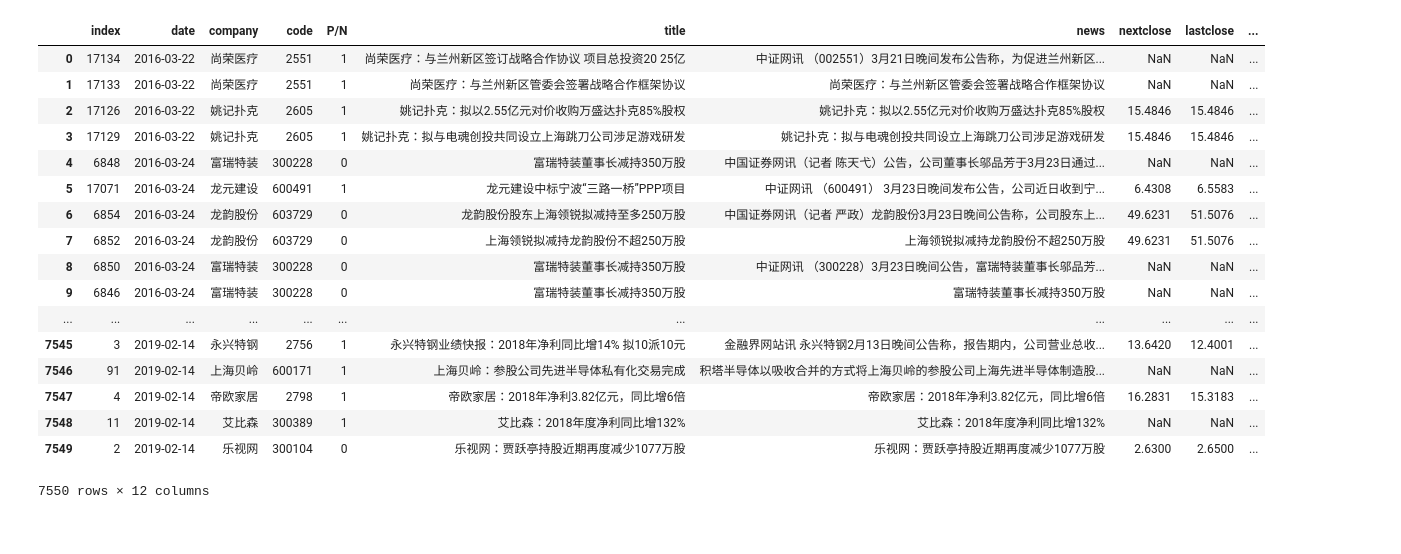
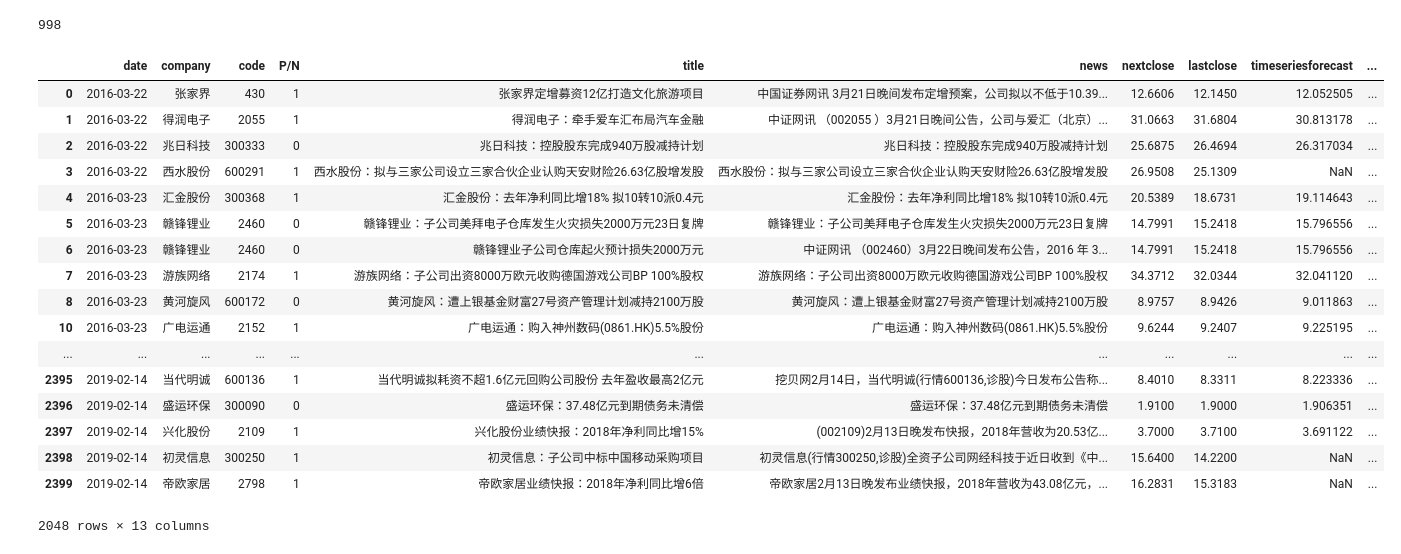
Before and after one commit to btwjustalearner/CSCI544Project, a Jupyter notebook: timeSeriesPredictionGeneration.ipynb, the cells around one changed output. Cells and saved outputs as stored; diff of their text form; code cells hidden in the pictures.

```diff
--- a/timeSeriesPredictionGeneration.ipynb
+++ b/timeSeriesPredictionGeneration.ipynb
@@ -188,2 +234,2 @@ traindata['code'].nunique()
 # %%
-traindata1 = traindata[['date','company','code','P/N','title','news','nextclose','lastclose','timeseriesforecast','timeserieslower','timeseriesupper']]
+testdata1 = testdata[['date','company','code','P/N','title','news','nextclose','lastclose','timeseriesforecast','timeserieslower','timeseriesupper']]
@@ -190 +238,3 @@ traindata1 = traindata[['date','company','code','P/N','title','news','nextclose'
+# %%
+testdata1 = testdata1[testdata1['nextclose'] > 0]
 # %%
@@ -213,24 +242,34 @@ traindata1[traindata1['timeseriesforecast']>0]
-# %%
-traindata
-# %% [output]
-|  | index | date | company | code | P/N | title | news | nextclose | lastclose | ... |
-| 0 | 17134 | 2016-03-22 | 尚荣医疗 | 2551 | 1 | 尚荣医疗：与兰州新区签订战略合作协议 项目总投资20 25亿 | 中证网讯 （002551）3月21日晚间发布公告称，为促进兰州新区... | NaN | NaN | ... |
-| 1 | 17133 | 2016-03-22 | 尚荣医疗 | 2551 | 1 | 尚荣医疗：与兰州新区管委会签署战略合作框架协议 | 尚荣医疗：与兰州新区管委会签署战略合作框架协议 | NaN | NaN | ... |
-| 2 | 17126 | 2016-03-22 | 姚记扑克 | 2605 | 1 | 姚记扑克：拟以2.55亿元对价收购万盛达扑克85%股权 | 姚记扑克：拟以2.55亿元对价收购万盛达扑克85%股权 | 15.4846 | 15.4846 | ... |
-| 3 | 17129 | 2016-03-22 | 姚记扑克 | 2605 | 1 | 姚记扑克：拟与电魂创投共同设立上海跳刀公司涉足游戏研发 | 姚记扑克：拟与电魂创投共同设立上海跳刀公司涉足游戏研发 | 15.4846 | 15.4846 | ... |
-| 4 | 6848 | 2016-03-24 | 富瑞特装 | 300228 | 0 | 富瑞特装董事长减持350万股 | 中国证券网讯（记者 陈天弋）公告，公司董事长邬品芳于3月23日通过... | NaN | NaN | ... |
-| 5 | 17071 | 2016-03-24 | 龙元建设 | 600491 | 1 | 龙元建设中标宁波“三路一桥”PPP项目 | 中证网讯 （600491） 3月23日晚间发布公告，公司近日收到宁... | 6.4308 | 6.5583 | ... |
-| 6 | 6854 | 2016-03-24 | 龙韵股份 | 603729 | 0 | 龙韵股份股东上海领锐拟减持至多250万股 | 中国证券网讯（记者 严政）龙韵股份3月23日晚间公告称，公司股东上... | 49.6231 | 51.5076 | ... |
-| 7 | 6852 | 2016-03-24 | 龙韵股份 | 603729 | 0 | 上海领锐拟减持龙韵股份不超250万股 | 上海领锐拟减持龙韵股份不超250万股 | 49.6231 | 51.5076 | ... |
-| 8 | 6850 | 2016-03-24 | 富瑞特装 | 300228 | 0 | 富瑞特装董事长减持350万股 | 中证网讯 （300228）3月23日晚间公告，富瑞特装董事长邬品芳... | NaN | NaN | ... |
-| 9 | 6846 | 2016-03-24 | 富瑞特装 | 300228 | 0 | 富瑞特装董事长减持350万股 | 富瑞特装董事长减持350万股 | NaN | NaN | ... |
-| ... | ... | ... | ... | ... | ... | ... | ... | ... | ... | ... |
-| 7545 | 3 | 2019-02-14 | 永兴特钢 | 2756 | 1 | 永兴特钢业绩快报：2018年净利同比增14% 拟10派10元 | 金融界网站讯 永兴特钢2月13日晚间公告称，报告期内，公司营业总收... | 13.6420 | 12.4001 | ... |
-| 7546 | 91 | 2019-02-14 | 上海贝岭 | 600171 | 1 | 上海贝岭：参股公司先进半导体私有化交易完成 | 积塔半导体以吸收合并的方式将上海贝岭的参股公司上海先进半导体制造股... | NaN | NaN | ... |
-| 7547 | 4 | 2019-02-14 | 帝欧家居 | 2798 | 1 | 帝欧家居：2018年净利3.82亿元，同比增6倍 | 帝欧家居：2018年净利3.82亿元，同比增6倍 | 16.2831 | 15.3183 | ... |
-| 7548 | 11 | 2019-02-14 | 艾比森 | 300389 | 1 | 艾比森：2018年度净利同比增132% | 艾比森：2018年度净利同比增132% | NaN | NaN | ... |
-| 7549 | 2 | 2019-02-14 | 乐视网 | 300104 | 0 | 乐视网：贾跃亭持股近期再度减少1077万股 | 乐视网：贾跃亭持股近期再度减少1077万股 | 2.6300 | 2.6500 | ... |
-7550 rows × 12 columns
+# %%
+testdata1.loc[testdata1['nextclose']-testdata1['lastclose'] >= 0, 'groundtruth01'] = int(1)
+testdata1.loc[testdata1['nextclose']-testdata1['lastclose'] < 0, 'groundtruth01'] = int(0)
+# %%
+testdata1.loc[testdata1['timeseriesforecast']-testdata1['lastclose'] >= 0, 'timeseries01'] = int(1)
+testdata1.loc[testdata1['timeseriesforecast']-testdata1['lastclose'] < 0, 'timeseries01'] = int(0)
+# %%
+traindata1[traindata1.isnull().any(axis=1)]['code'].nunique()
+# %% [output]
+998
+# %%
+testdata1
+# %% [output]
+|  | date | company | code | P/N | title | news | nextclose | lastclose | timeseriesforecast | ... |
+| 0 | 2016-03-22 | 张家界 | 430 | 1 | 张家界定增募资12亿打造文化旅游项目 | 中国证券网讯 3月21日晚间发布定增预案，公司拟以不低于10.39... | 12.6606 | 12.1450 | 12.052505 | ... |
+| 1 | 2016-03-22 | 得润电子 | 2055 | 1 | 得润电子：牵手爱车汇布局汽车金融 | 中证网讯 （002055 ）3月21日晚间公告，公司与爱汇（北京）... | 31.0663 | 31.6804 | 30.813178 | ... |
+| 2 | 2016-03-22 | 兆日科技 | 300333 | 0 | 兆日科技：控股股东完成940万股减持计划 | 兆日科技：控股股东完成940万股减持计划 | 25.6875 | 26.4694 | 26.317034 | ... |
+| 3 | 2016-03-22 | 西水股份 | 600291 | 1 | 西水股份：拟与三家公司设立三家合伙企业认购天安财险26.63亿股增发股 | 西水股份：拟与三家公司设立三家合伙企业认购天安财险26.63亿股增发股 | 26.9508 | 25.1309 | NaN | ... |
+| 4 | 2016-03-23 | 汇金股份 | 300368 | 1 | 汇金股份：去年净利同比增18% 拟10转10派0.4元 | 汇金股份：去年净利同比增18% 拟10转10派0.4元 | 20.5389 | 18.6731 | 19.114643 | ... |
+| 5 | 2016-03-23 | 赣锋锂业 | 2460 | 0 | 赣锋锂业：子公司美拜电子仓库发生火灾损失2000万元23日复牌 | 赣锋锂业：子公司美拜电子仓库发生火灾损失2000万元23日复牌 | 14.7991 | 15.2418 | 15.796556 | ... |
+| 6 | 2016-03-23 | 赣锋锂业 | 2460 | 0 | 赣锋锂业子公司仓库起火预计损失2000万元 | 中证网讯 （002460）3月22日晚间发布公告，2016 年 3... | 14.7991 | 15.2418 | 15.796556 | ... |
+| 7 | 2016-03-23 | 游族网络 | 2174 | 1 | 游族网络：子公司出资8000万欧元收购德国游戏公司BP 100%股权 | 游族网络：子公司出资8000万欧元收购德国游戏公司BP 100%股权 | 34.3712 | 32.0344 | 32.041120 | ... |
+| 8 | 2016-03-23 | 黄河旋风 | 600172 | 0 | 黄河旋风：遭上银基金财富27号资产管理计划减持2100万股 | 黄河旋风：遭上银基金财富27号资产管理计划减持2100万股 | 8.9757 | 8.9426 | 9.011863 | ... |
+| 10 | 2016-03-23 | 广电运通 | 2152 | 1 | 广电运通：购入神州数码(0861.HK)5.5%股份 | 广电运通：购入神州数码(0861.HK)5.5%股份 | 9.6244 | 9.2407 | 9.225195 | ... |
+| ... | ... | ... | ... | ... | ... | ... | ... | ... | ... | ... |
+| 2395 | 2019-02-14 | 当代明诚 | 600136 | 1 | 当代明诚拟耗资不超1.6亿元回购公司股份 去年盈收最高2亿元 | 挖贝网2月14日，当代明诚(行情600136,诊股)今日发布公告称... | 8.4010 | 8.3311 | 8.223336 | ... |
+| 2396 | 2019-02-14 | 盛运环保 | 300090 | 0 | 盛运环保：37.48亿元到期债务未清偿 | 盛运环保：37.48亿元到期债务未清偿 | 1.9100 | 1.9000 | 1.906351 | ... |
+| 2397 | 2019-02-14 | 兴化股份 | 2109 | 1 | 兴化股份业绩快报：2018年净利同比增15% | (002109)2月13日晚发布快报，2018年营收为20.53亿... | 3.7000 | 3.7100 | 3.691122 | ... |
+| 2398 | 2019-02-14 | 初灵信息 | 300250 | 1 | 初灵信息：子公司中标中国移动采购项目 | 初灵信息(行情300250,诊股)全资子公司网经科技于近日收到《中... | 15.6400 | 14.2200 | NaN | ... |
+| 2399 | 2019-02-14 | 帝欧家居 | 2798 | 1 | 帝欧家居业绩快报：2018年净利同比增6倍 | 帝欧家居2月13日晚发布业绩快报，2018年营收为43.08亿元，... | 16.2831 | 15.3183 | NaN | ... |
+2048 rows × 13 columns
 # %%
 results = []
 for i in range(len(traindata1[traindata1['timeseriesforecast']>0])):
```
Also changed, not shown: parts of 14 cells of this notebook, 2 other files.
